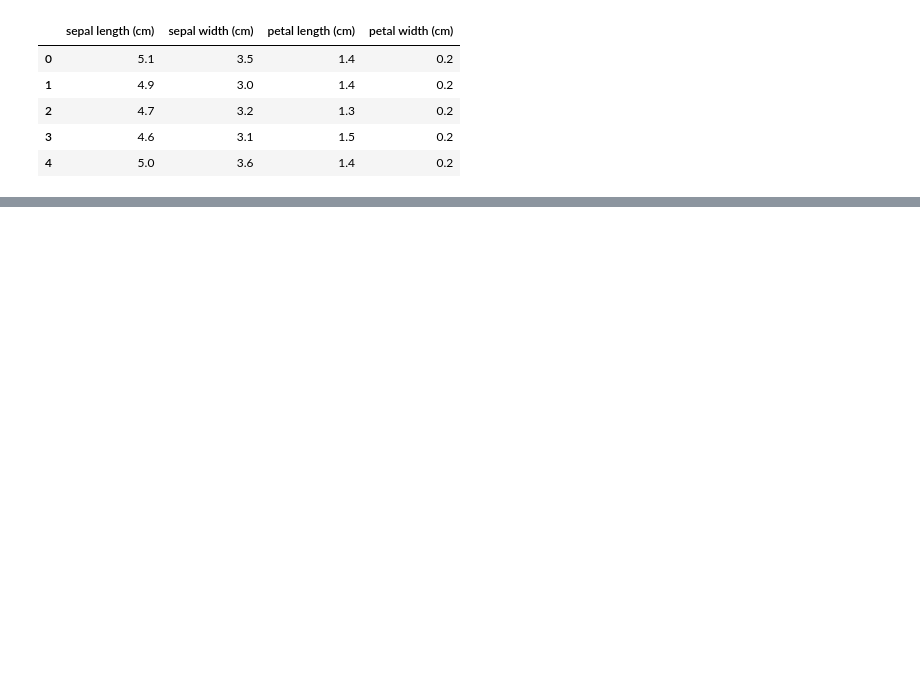
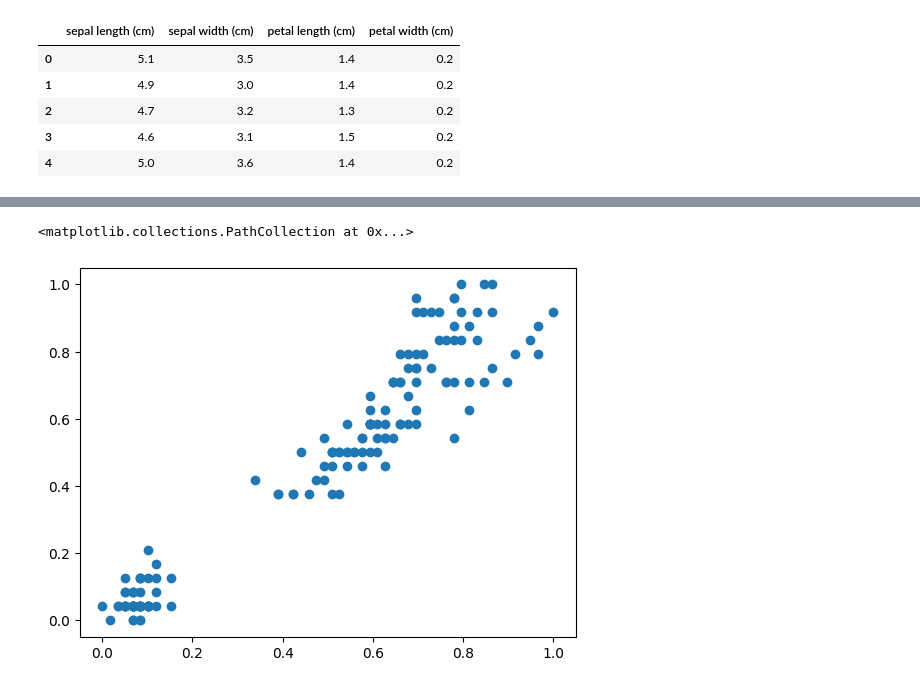
Before and after one commit to theproductcoach/PM-Skills-Demo, a Jupyter notebook: Machine Learning/Unsupervised/K-Means Clustersing/Flower Petal Example.ipynb, the cells around one changed output, grey strips where cells are left out. Saved outputs shown, nothing was run; the diff lists cells and outputs as text; code cells hidden in the pictures; blank space fills up the shorter version.

```diff
--- a/Machine Learning/Unsupervised/K-Means Clustersing/Flower Petal Example.ipynb
+++ b/Machine Learning/Unsupervised/K-Means Clustersing/Flower Petal Example.ipynb
@@ -18,0 +110,8 @@ df.head()
+# %%
+scaler = MinMaxScaler()
+
+scaler.fit(df[['petal length (cm)']])
+df['petal length (cm)'] = scaler.transform(df[['petal length (cm)']])
+
+scaler.fit(df[['petal width (cm)']])
+df['petal width (cm)'] = scaler.transform(df[['petal width (cm)']])
@@ -18,0 +127,5 @@ df.head()
+# %%
+plt.scatter(df['petal length (cm)'],df['petal width (cm)'])
+# %% [output]
+<matplotlib.collections.PathCollection at 0x...>
+[figure, added]
```
Also changed, not shown: parts of 13 cells of this notebook.
